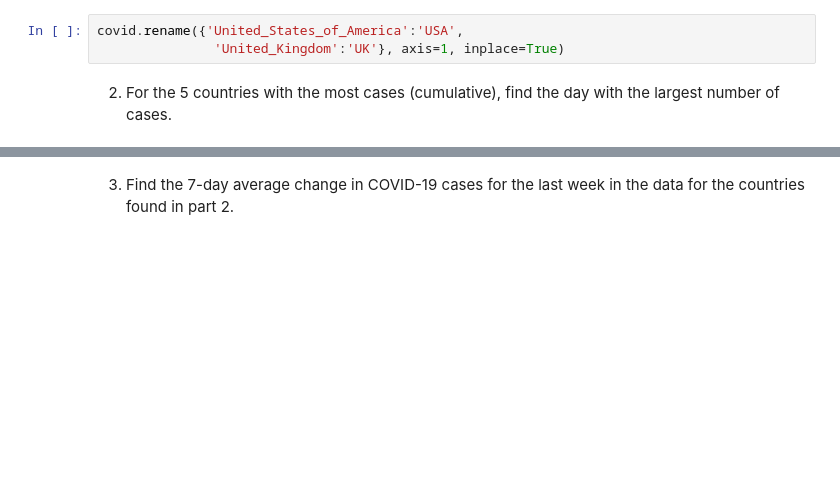
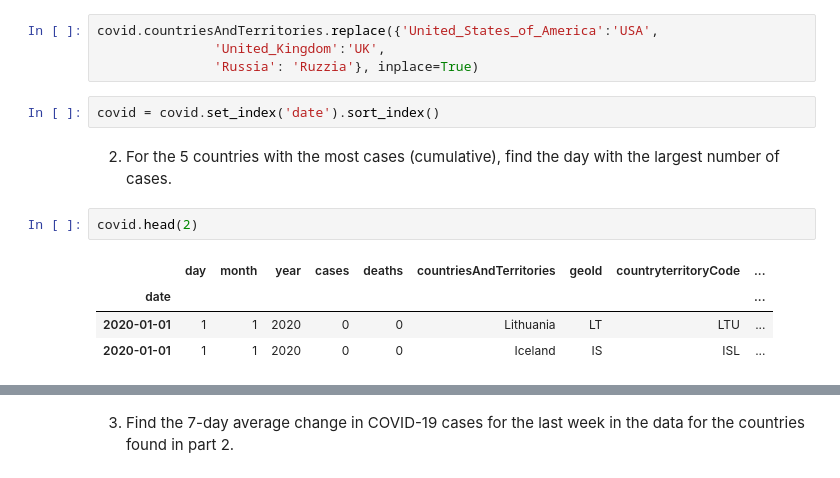
Before and after one commit to nadia-paz/ds-learning, a Jupyter notebook: data_analysis_pandas/09_exercises.ipynb, the cells around one changed output, grey strips where cells are left out. Saved outputs shown, nothing was run; the diff lists cells and outputs as text; blank space fills up the shorter version.

```diff
--- a/data_analysis_pandas/09_exercises.ipynb
+++ b/data_analysis_pandas/09_exercises.ipynb
@@ -726,7 +726,17 @@ array(['United_States_of_America', 'United_Kingdom',
        'United_Republic_of_Tanzania', 'Uganda',
        'United_States_Virgin_Islands'], dtype=object)
 # %%
-covid.rename({'United_States_of_America':'USA',
-               'United_Kingdom':'UK'}, axis=1, inplace=True)
+covid.countriesAndTerritories.replace({'United_States_of_America':'USA',
+               'United_Kingdom':'UK',
+               'Russia': 'Ruzzia'}, inplace=True)
+# %%
+covid = covid.set_index('date').sort_index()
 # %% [markdown]
 2. For the 5 countries with the most cases (cumulative), find the day with the largest number of cases.
+# %%
+covid.head(2)
+# %% [output]
+|  | day | month | year | cases | deaths | countriesAndTerritories | geoId | countryterritoryCode | ... |
+| date |  |  |  |  |  |  |  |  | ... |
+| 2020-01-01 | 1 | 1 | 2020 | 0 | 0 | Lithuania | LT | LTU | ... |
+| 2020-01-01 | 1 | 1 | 2020 | 0 | 0 | Iceland | IS | ISL | ... |
```
Also changed, not shown: parts of 11 cells of this notebook.
